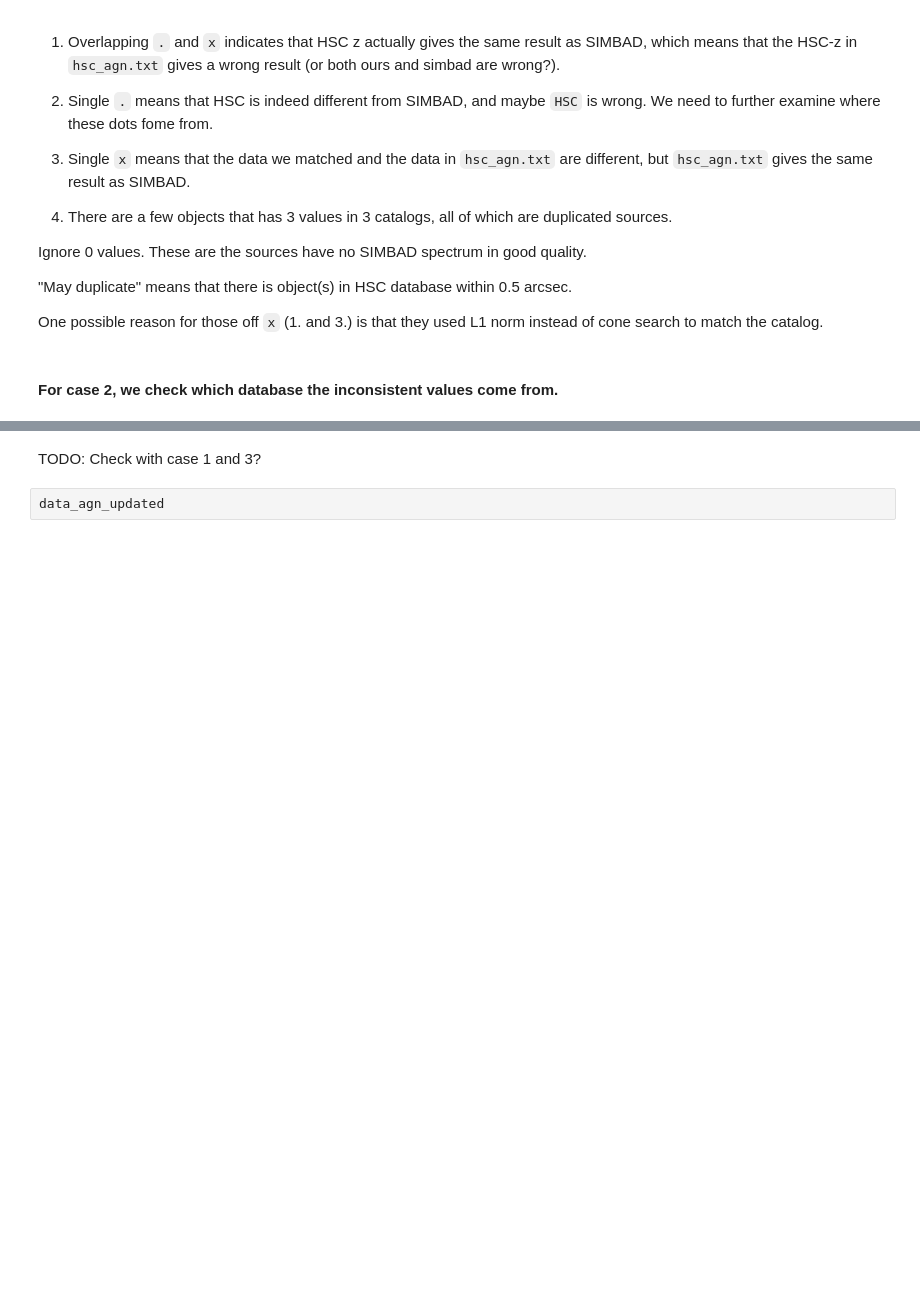
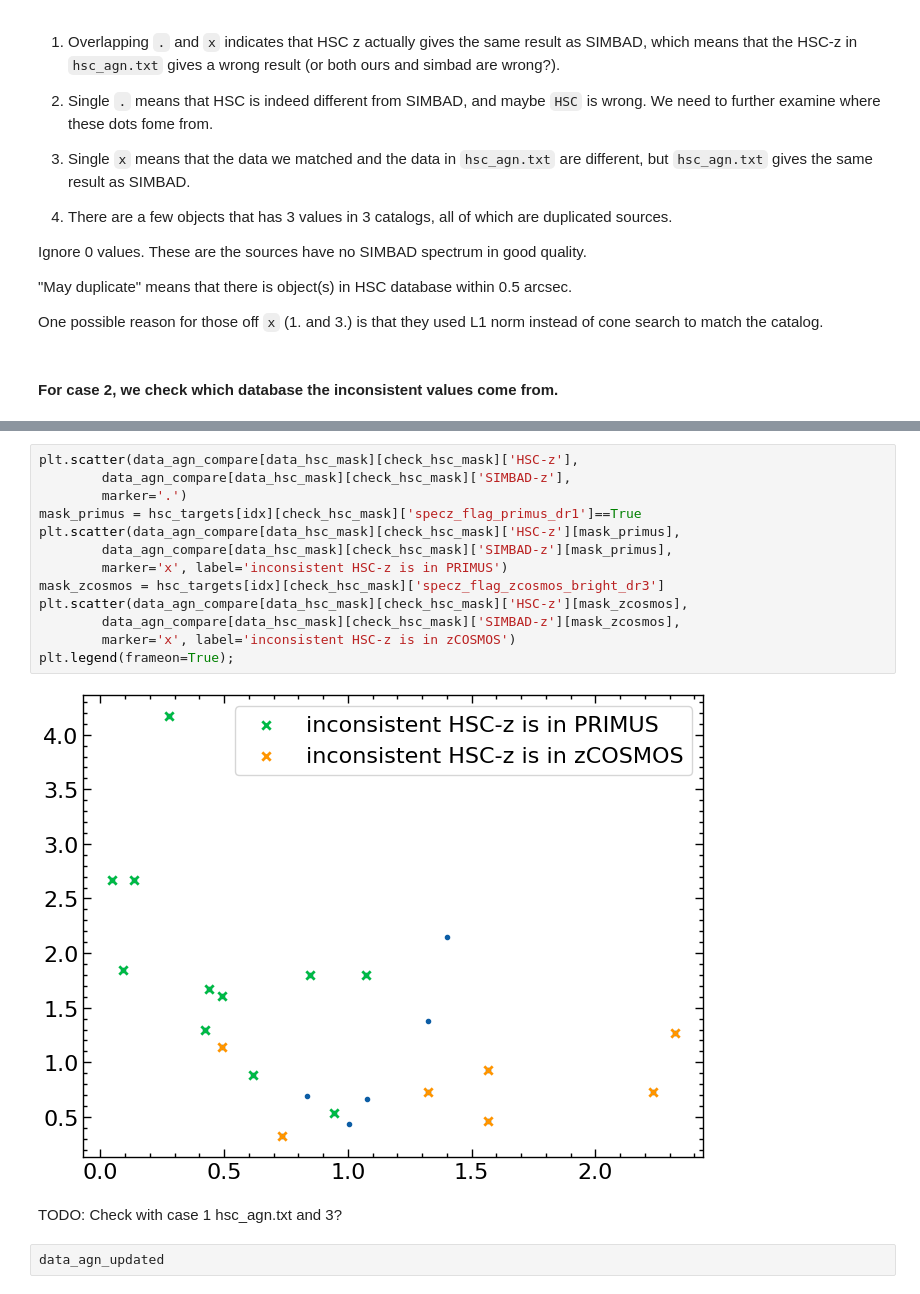
Before and after one commit to Chisen-Lupus/dwarf_agn_cosmos, a Jupyter notebook: hsc-ssp-download.ipynb, the cells around one changed output, grey strips where cells are left out. Saved outputs shown, nothing was run; the diff lists cells and outputs as text; blank space fills up the shorter version.

```diff
--- a/hsc-ssp-download.ipynb
+++ b/hsc-ssp-download.ipynb
@@ -326,5 +327,20 @@ plt.bar(data_agn_compare[data_hsc_mask][check_hsc_mask]['HSC-z'], data_agn_compa
+# %%
+plt.scatter(data_agn_compare[data_hsc_mask][check_hsc_mask]['HSC-z'],
+        data_agn_compare[data_hsc_mask][check_hsc_mask]['SIMBAD-z'],
+        marker='.')
+mask_primus = hsc_targets[idx][check_hsc_mask]['specz_flag_primus_dr1']==True
+plt.scatter(data_agn_compare[data_hsc_mask][check_hsc_mask]['HSC-z'][mask_primus],
+        data_agn_compare[data_hsc_mask][check_hsc_mask]['SIMBAD-z'][mask_primus],
+        marker='x', label='inconsistent HSC-z is in PRIMUS')
+mask_zcosmos = hsc_targets[idx][check_hsc_mask]['specz_flag_zcosmos_bright_dr3']
+plt.scatter(data_agn_compare[data_hsc_mask][check_hsc_mask]['HSC-z'][mask_zcosmos],
+        data_agn_compare[data_hsc_mask][check_hsc_mask]['SIMBAD-z'][mask_zcosmos],
+        marker='x', label='inconsistent HSC-z is in zCOSMOS')
+plt.legend(frameon=True);
+# %% [output]
+[figure, added]
 # %% [markdown]
-TODO: Check with case 1 and 3?
+TODO: Check with case 1 hsc_agn.txt and 3?
 # %%
 data_agn_updated
 # %% [output]
```
Also changed, not shown: parts of 1 cell of this notebook.
